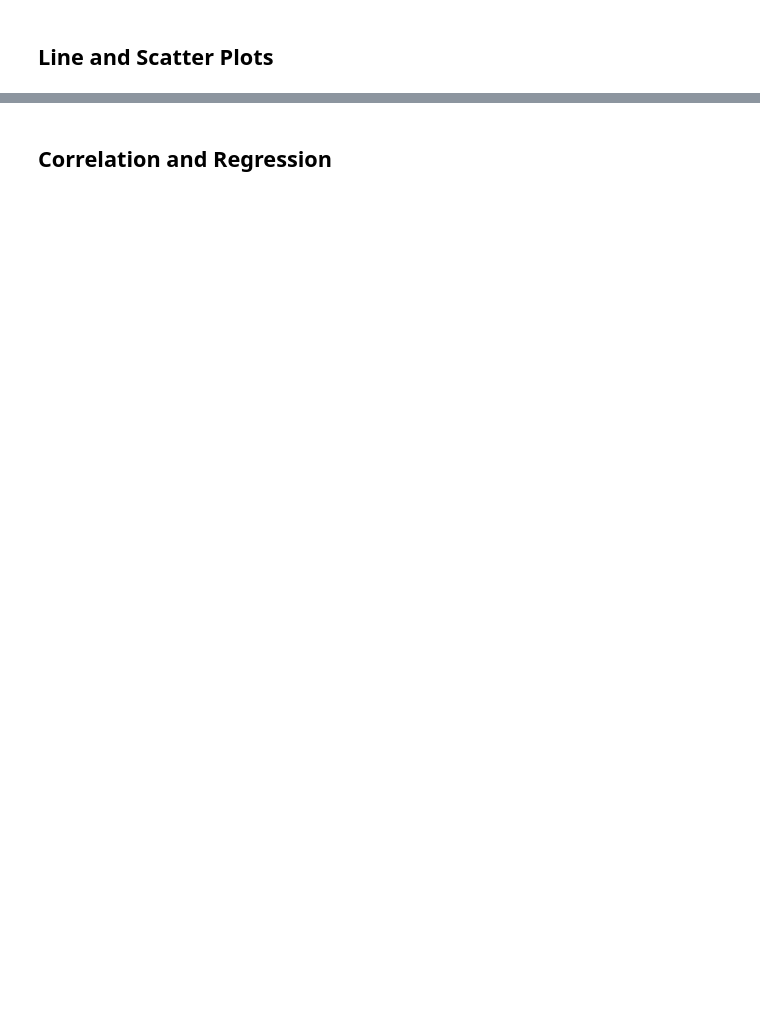
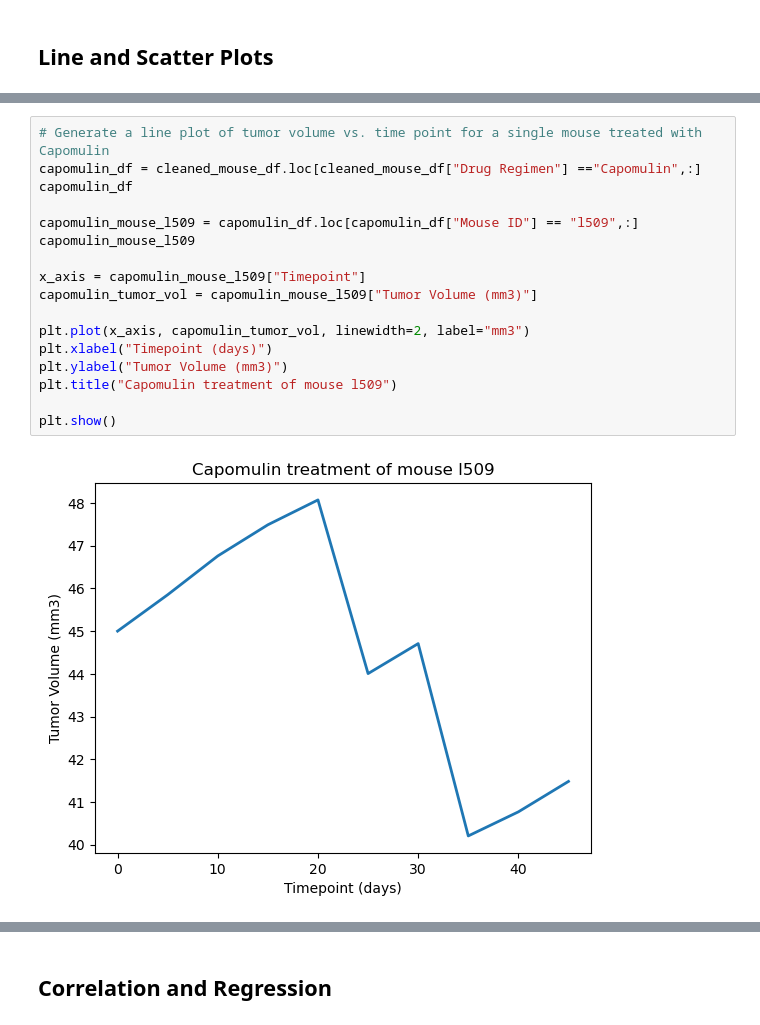
Before and after one commit to Vkrishm/Module-5-challenge, a Jupyter notebook: pymaceuticals_starter.ipynb, the cells around one changed output, grey strips where cells are left out. Cells and saved outputs as stored; diff of their text form; blank space fills up the shorter version.

```diff
--- a/pymaceuticals_starter.ipynb
+++ b/pymaceuticals_starter.ipynb
@@ -238,2 +242,21 @@ Ceftamin’s outliers: Series([], Name: Tumor Volume (mm3), dtype: float64)
+# %%
+# Generate a line plot of tumor volume vs. time point for a single mouse treated with Capomulin
+capomulin_df = cleaned_mouse_df.loc[cleaned_mouse_df["Drug Regimen"] =="Capomulin",:]
+capomulin_df
+
+capomulin_mouse_l509 = capomulin_df.loc[capomulin_df["Mouse ID"] == "l509",:]
+capomulin_mouse_l509
+
+x_axis = capomulin_mouse_l509["Timepoint"]
+capomulin_tumor_vol = capomulin_mouse_l509["Tumor Volume (mm3)"]
+
+plt.plot(x_axis, capomulin_tumor_vol, linewidth=2, label="mm3")
+plt.xlabel("Timepoint (days)")
+plt.ylabel("Tumor Volume (mm3)")
+plt.title("Capomulin treatment of mouse l509")
+
+plt.show()
+# %% [output]
+[figure, added]
 # %%
 # Generate a scatter plot of mouse weight vs. the average observed tumor volume for the entire Capomulin regimen
```
Also changed, not shown: parts of 8 cells of this notebook.
